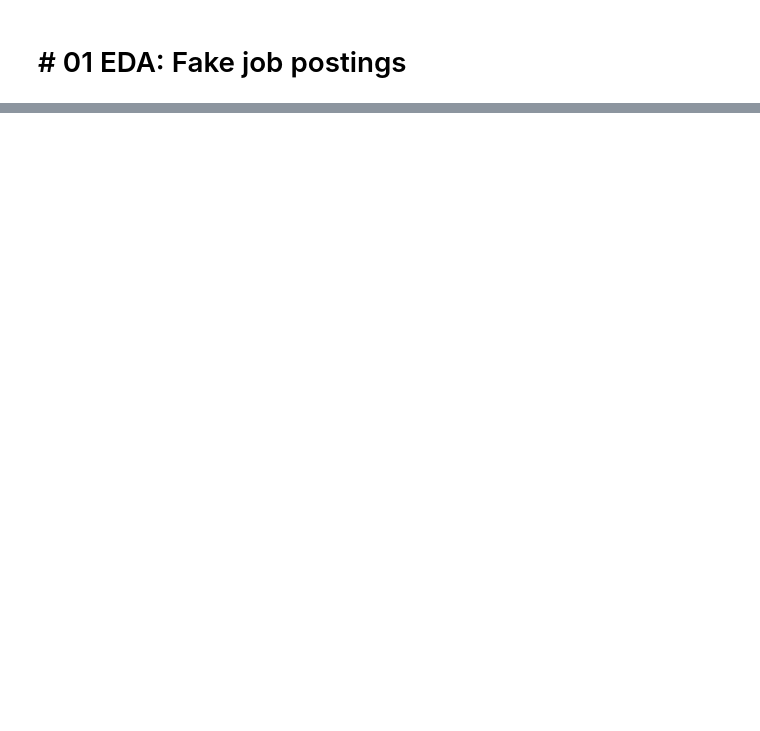
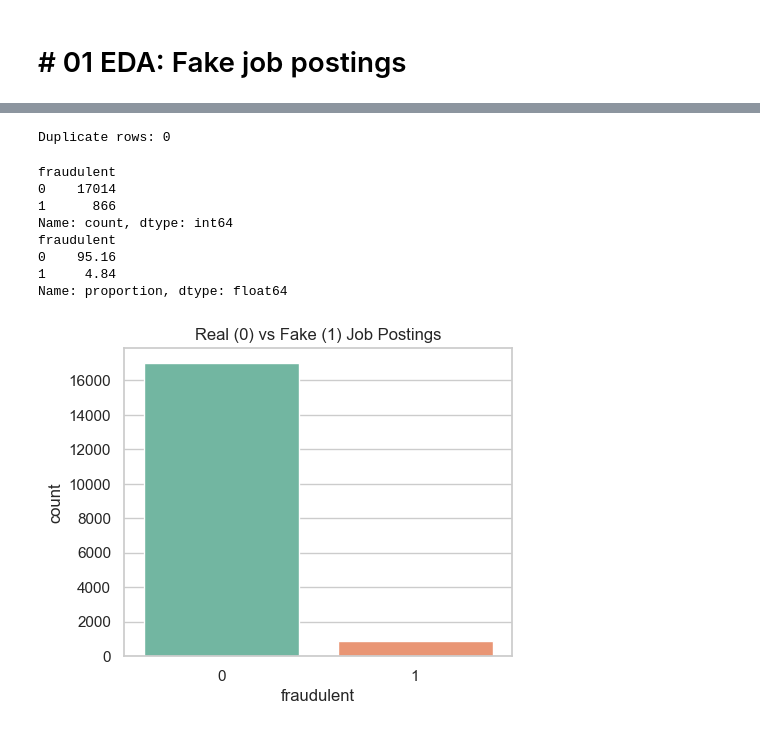
Before and after one commit to SushmithaDurai/IDSE-Project-Fake-Job-posting-Detection, a Jupyter notebook: notebooks/01_eda.ipynb, the cells around one changed output, grey strips where cells are left out. Saved outputs shown, nothing was run; the diff lists cells and outputs as text; code cells hidden in the pictures; blank space fills up the shorter version.

```diff
--- a/notebooks/01_eda.ipynb
+++ b/notebooks/01_eda.ipynb
@@ -355,0 +97,24 @@ Saved: ..\data\jobs_clean.csv | rows: 17599
+# %%
+# Cell 7: Duplicates
+print("Duplicate rows:", df.duplicated().sum())
+# %% [output]
+Duplicate rows: 0
+# %%
+# Cell 8: Target distribution (fraudulent: 0 = real, 1 = fake)
+print(df["fraudulent"].value_counts())
+print(df["fraudulent"].value_counts(normalize=True).round(4) * 100)
+
+plt.figure(figsize=(5, 4))
+sns.countplot(x="fraudulent", hue="fraudulent", data=df, palette="Set2", legend=False)
+plt.title("Real (0) vs Fake (1) Job Postings")
+plt.show()
+# %% [output]
+fraudulent
+0    17014
+1      866
+Name: count, dtype: int64
+fraudulent
+0    95.16
+1     4.84
+Name: proportion, dtype: float64
+[figure, added]
```
Also changed, not shown: parts of 48 cells of this notebook, 9 other files.
